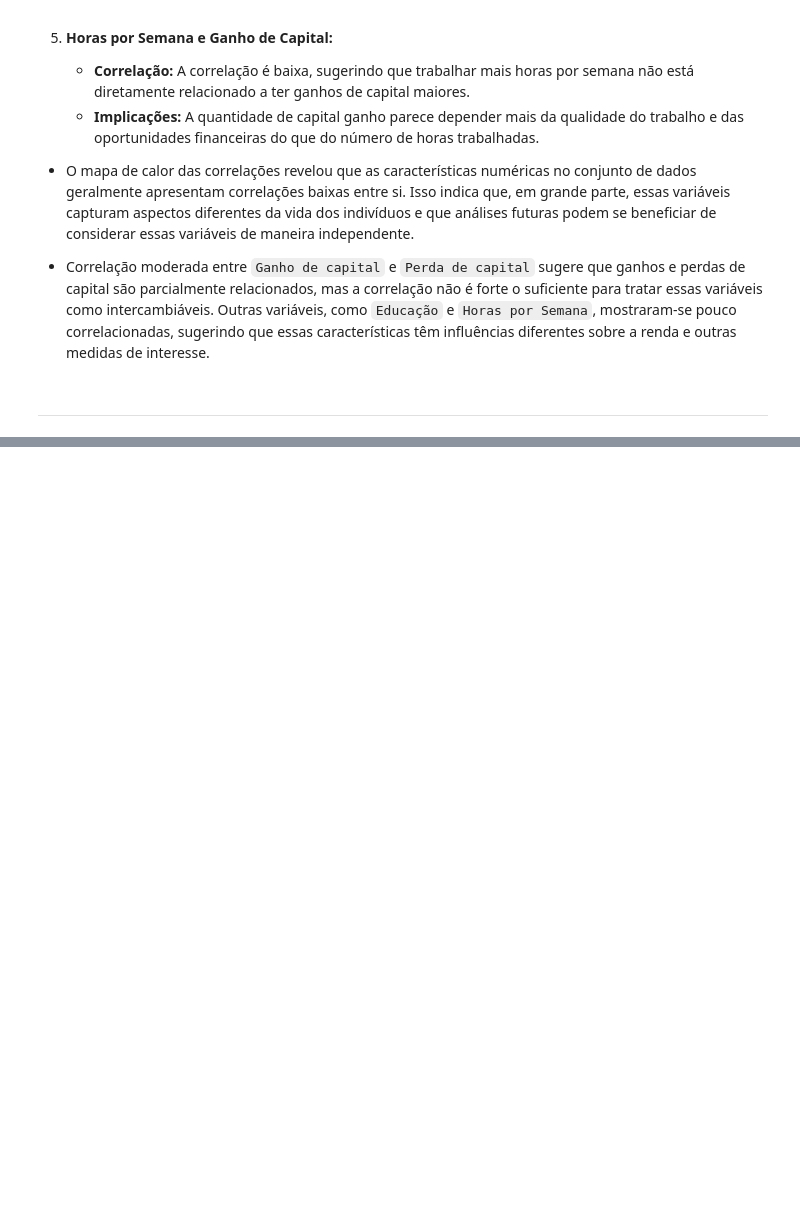
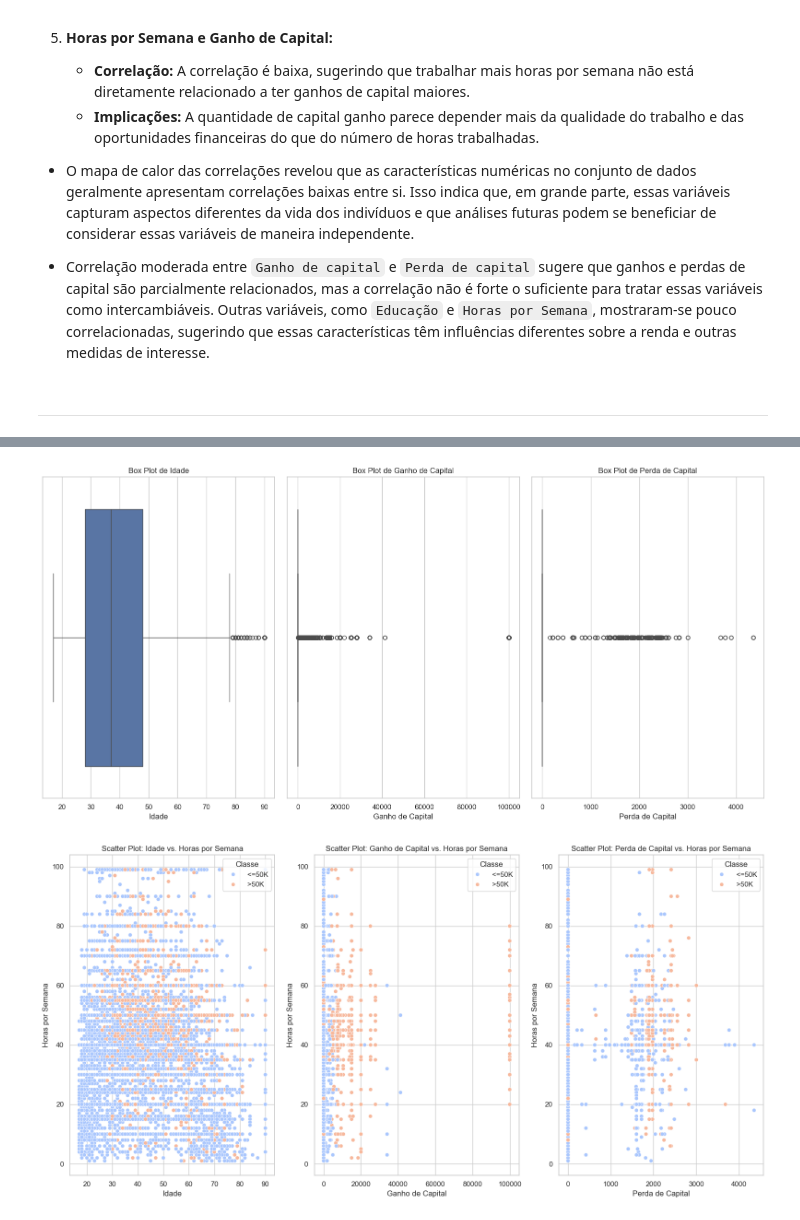
Before and after one commit to lucass235/Analise_dados_pos, a Jupyter notebook: scripts/Analise_exploratoria_dos_dados.ipynb, the cells around one changed output, grey strips where cells are left out. Cells and saved outputs as stored; diff of their text form; code cells hidden in the pictures; blank space fills up the shorter version.

```diff
--- a/scripts/Analise_exploratoria_dos_dados.ipynb
+++ b/scripts/Analise_exploratoria_dos_dados.ipynb
@@ -439,0 +503,41 @@ plt.show()
+# %%
+# Visualizando outliers com Box Plots
+plt.figure(figsize=(16, 8))
+
+plt.subplot(1, 3, 1)
+sns.boxplot(x='Idade', data=data)
+plt.title('Box Plot de Idade')
+
+plt.subplot(1, 3, 2)
+sns.boxplot(x='Ganho de Capital', data=data)
+plt.title('Box Plot de Ganho de Capital')
+
+plt.subplot(1, 3, 3)
+sns.boxplot(x='Perda de Capital', data=data)
+plt.title('Box Plot de Perda de Capital')
+
+plt.tight_layout()
+plt.savefig('../plots/boxplot_outliers.png', dpi=300, bbox_inches='tight', format='png')
+plt.show()
+
+# Visualizando outliers com Scatter Plots
+plt.figure(figsize=(16, 8))
+
+plt.subplot(1, 3, 1)
+sns.scatterplot(data=data, x='Idade', y='Horas por Semana', hue='Classe', palette="coolwarm")
+plt.title('Scatter Plot: Idade vs. Horas por Semana')
+
+plt.subplot(1, 3, 2)
+sns.scatterplot(data=data, x='Ganho de Capital', y='Horas por Semana', hue='Classe', palette="coolwarm")
+plt.title('Scatter Plot: Ganho de Capital vs. Horas por Semana')
+
+plt.subplot(1, 3, 3)
+sns.scatterplot(data=data, x='Perda de Capital', y='Horas por Semana', hue='Classe', palette="coolwarm")
+plt.title('Scatter Plot: Perda de Capital vs. Horas por Semana')
+
+plt.tight_layout()
+plt.savefig('../plots/scatterplot_outliers.png', dpi=300, bbox_inches='tight', format='png')
+plt.show()
+# %% [output]
+[figure, added]
+[figure, added]
```
Also changed, not shown: parts of 7 cells of this notebook, 2 other files.
